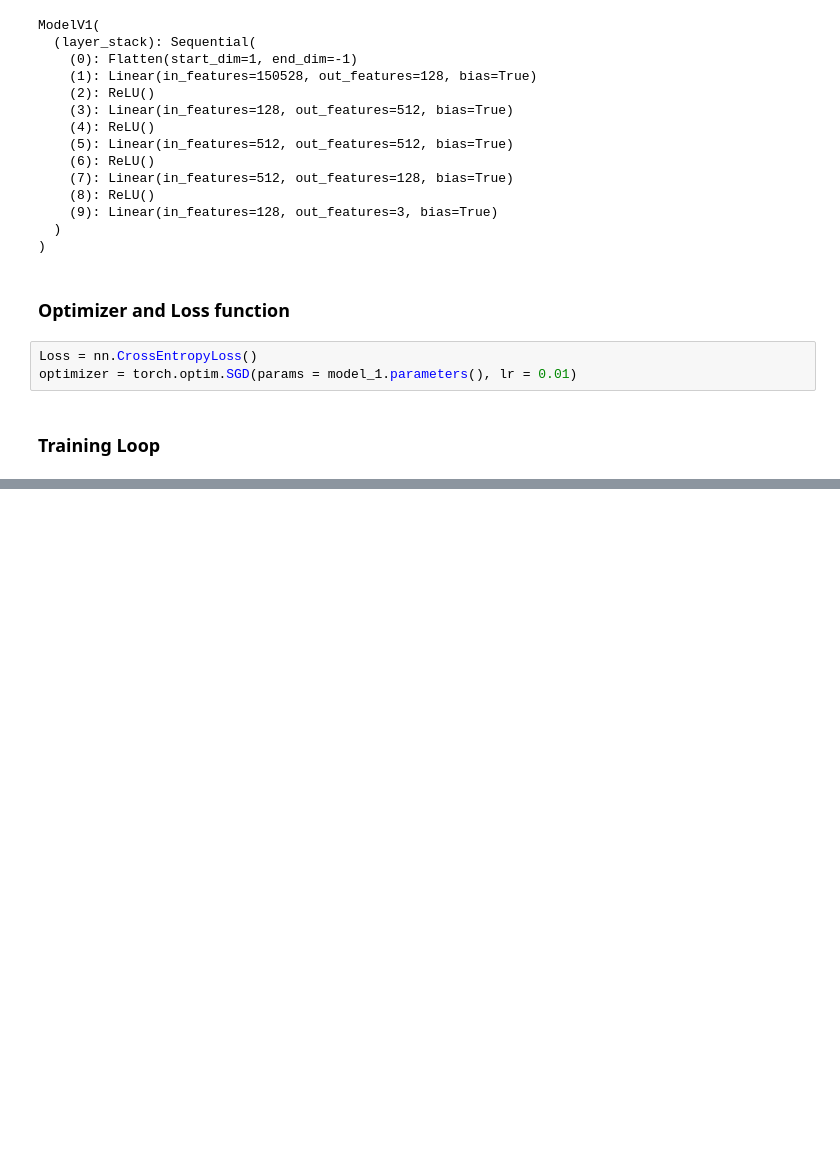
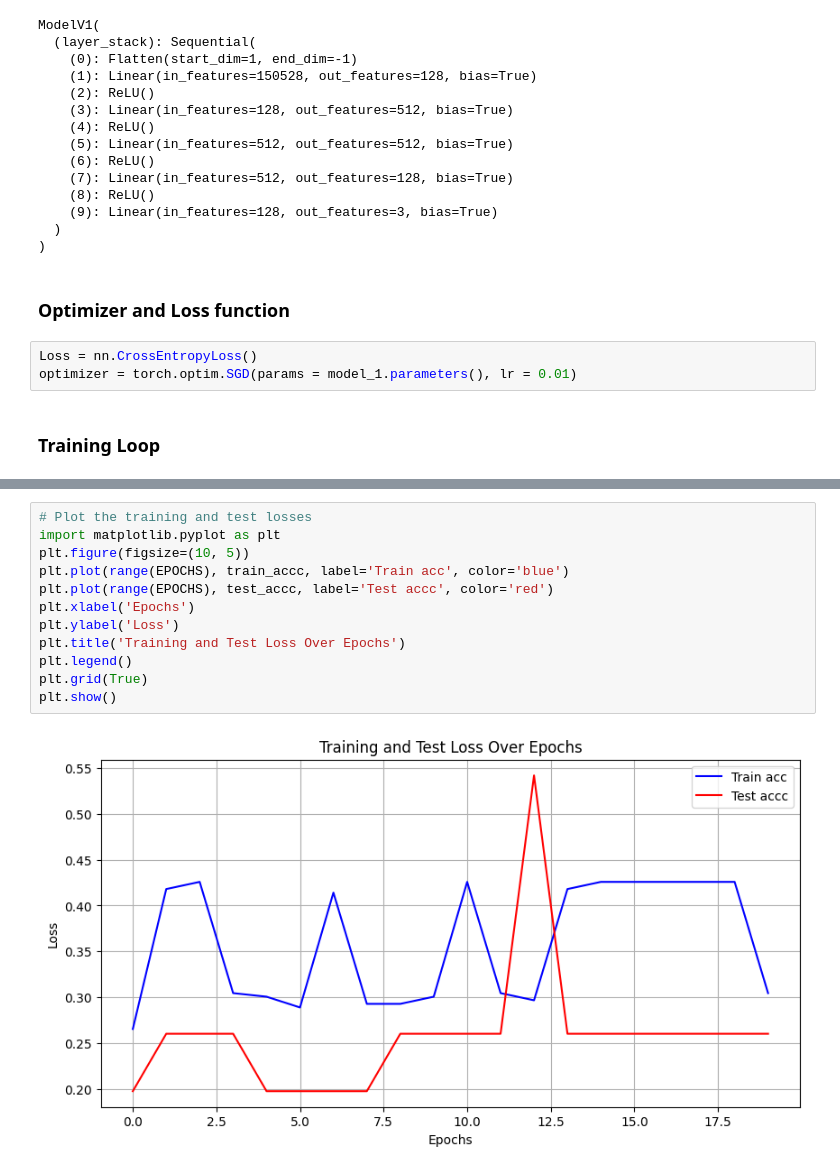
Before and after one commit to Alokiitdh/PyTorch, a Jupyter notebook: 04PyTorch_Custom_Dataset.ipynb, the cells around one changed output, grey strips where cells are left out. Saved outputs shown, nothing was run; the diff lists cells and outputs as text; blank space fills up the shorter version.

```diff
--- a/04PyTorch_Custom_Dataset.ipynb
+++ b/04PyTorch_Custom_Dataset.ipynb
@@ -632,0 +1222,14 @@ Test Loss: 1.6526 | Test Acc: 0.4933
+# %%
+# Plot the training and test losses
+import matplotlib.pyplot as plt
+plt.figure(figsize=(10, 5))
+plt.plot(range(EPOCHS), train_accc, label='Train acc', color='blue')
+plt.plot(range(EPOCHS), test_accc, label='Test accc', color='red')
+plt.xlabel('Epochs')
+plt.ylabel('Loss')
+plt.title('Training and Test Loss Over Epochs')
+plt.legend()
+plt.grid(True)
+plt.show()
+# %% [output]
+[figure, added]
```
Also changed, not shown: parts of 59 cells of this notebook.
